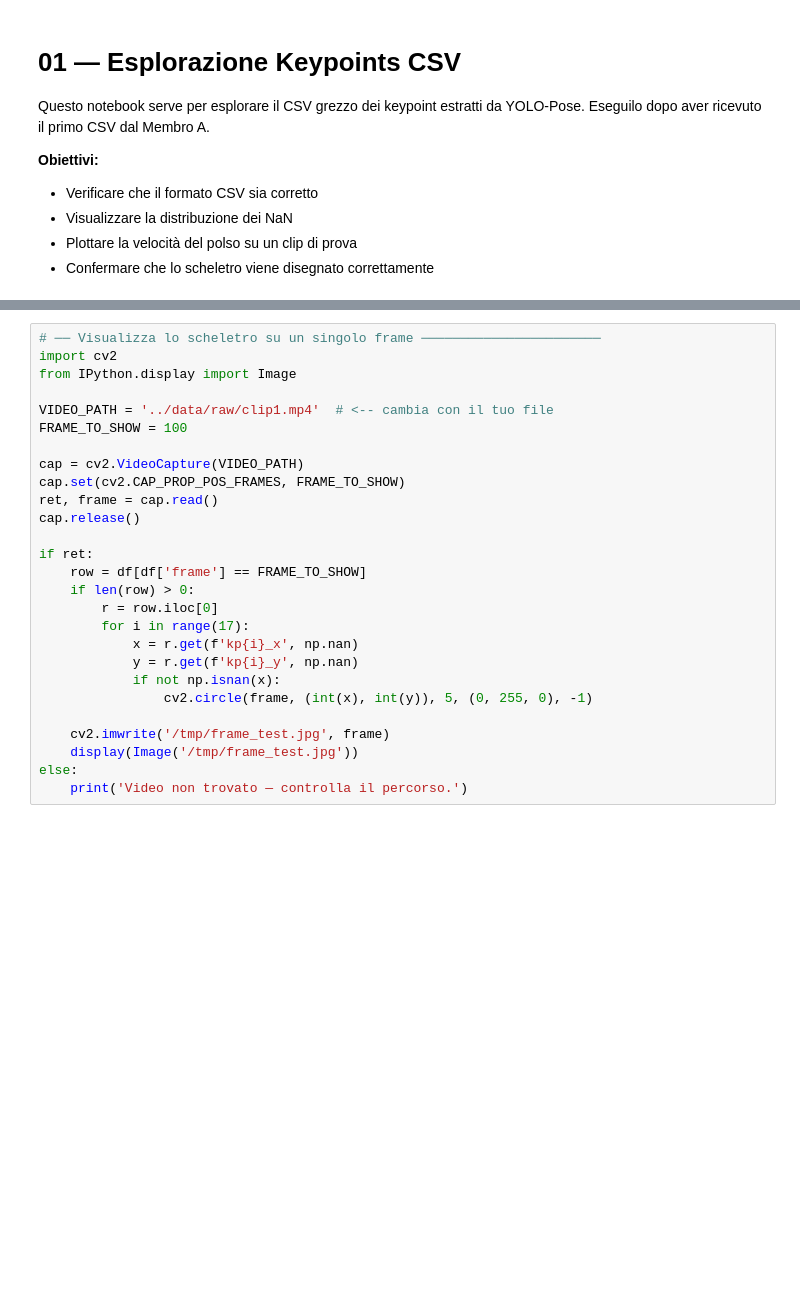
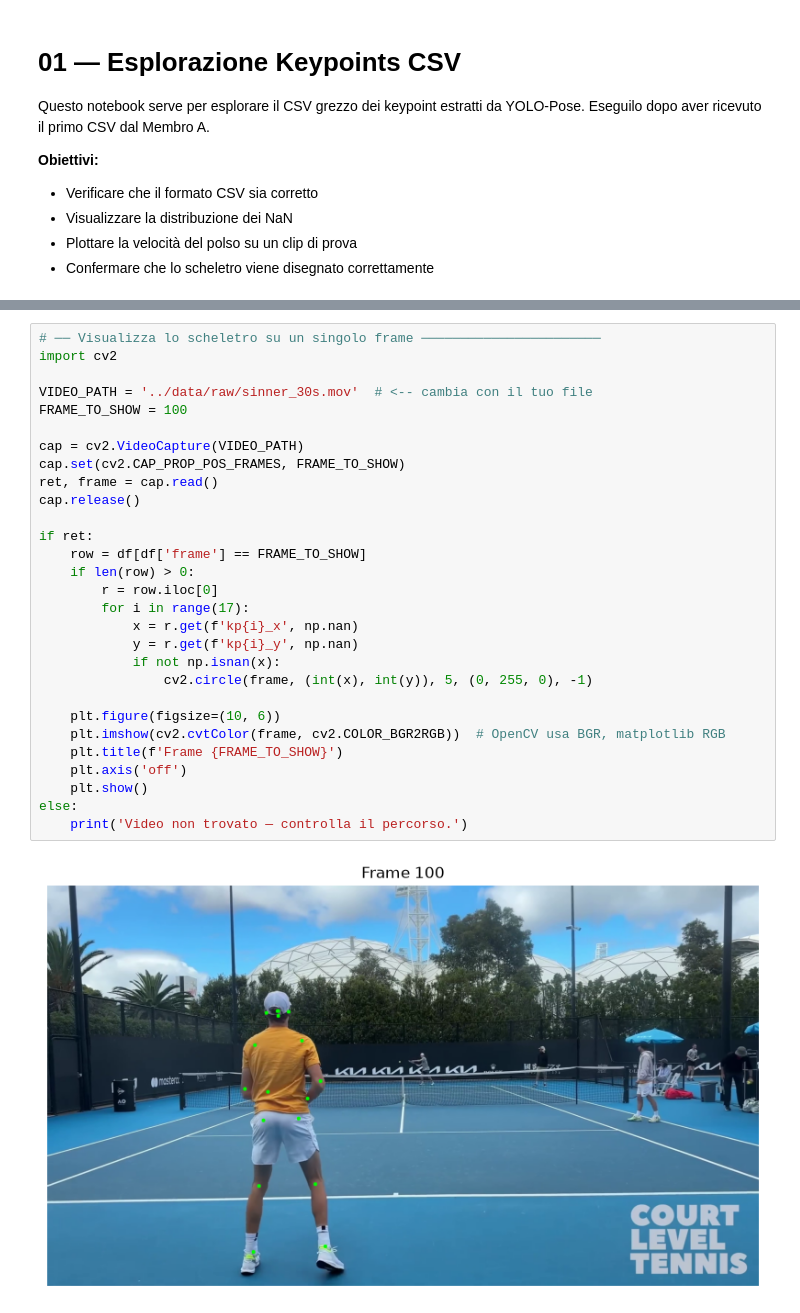
Before and after one commit to alessandroPulitano03/tennis-pose, a Jupyter notebook: notebooks/01_explore_keypoints.ipynb, the cells around one changed output, grey strips where cells are left out. Cells and saved outputs as stored; diff of their text form; blank space fills up the shorter version.

Commit message:
Prime prove del funzionamento del codice su un video

```diff
--- a/notebooks/01_explore_keypoints.ipynb
+++ b/notebooks/01_explore_keypoints.ipynb
@@ -64,27 +80,31 @@ print(f'Velocità max:   {speed.max():.4f}')
 # %%
 # ── Visualizza lo scheletro su un singolo frame ───────────────────────
 import cv2
-from IPython.display import Image
 
-VIDEO_PATH = '../data/raw/clip1.mp4'  # <-- cambia con il tuo file
+VIDEO_PATH = '../data/raw/sinner_30s.mov'  # <-- cambia con il tuo file
 FRAME_TO_SHOW = 100
 
 cap = cv2.VideoCapture(VIDEO_PATH)
 cap.set(cv2.CAP_PROP_POS_FRAMES, FRAME_TO_SHOW)
 ret, frame = cap.read()
 cap.release()
 
 if ret:
     row = df[df['frame'] == FRAME_TO_SHOW]
     if len(row) > 0:
         r = row.iloc[0]
         for i in range(17):
             x = r.get(f'kp{i}_x', np.nan)
             y = r.get(f'kp{i}_y', np.nan)
             if not np.isnan(x):
                 cv2.circle(frame, (int(x), int(y)), 5, (0, 255, 0), -1)
 
-    cv2.imwrite('/tmp/frame_test.jpg', frame)
-    display(Image('/tmp/frame_test.jpg'))
+    plt.figure(figsize=(10, 6))
+    plt.imshow(cv2.cvtColor(frame, cv2.COLOR_BGR2RGB))  # OpenCV usa BGR, matplotlib RGB
+    plt.title(f'Frame {FRAME_TO_SHOW}')
+    plt.axis('off')
+    plt.show()
 else:
     print('Video non trovato — controlla il percorso.')
+# %% [output]
+[figure, added]
```
Also changed, not shown: parts of 4 cells of this notebook, 6 other files.
